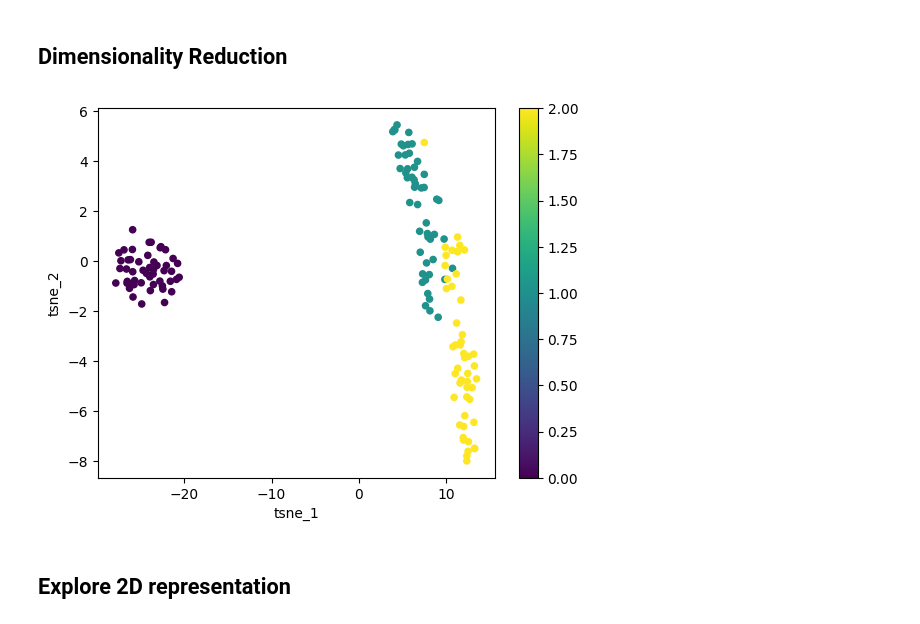
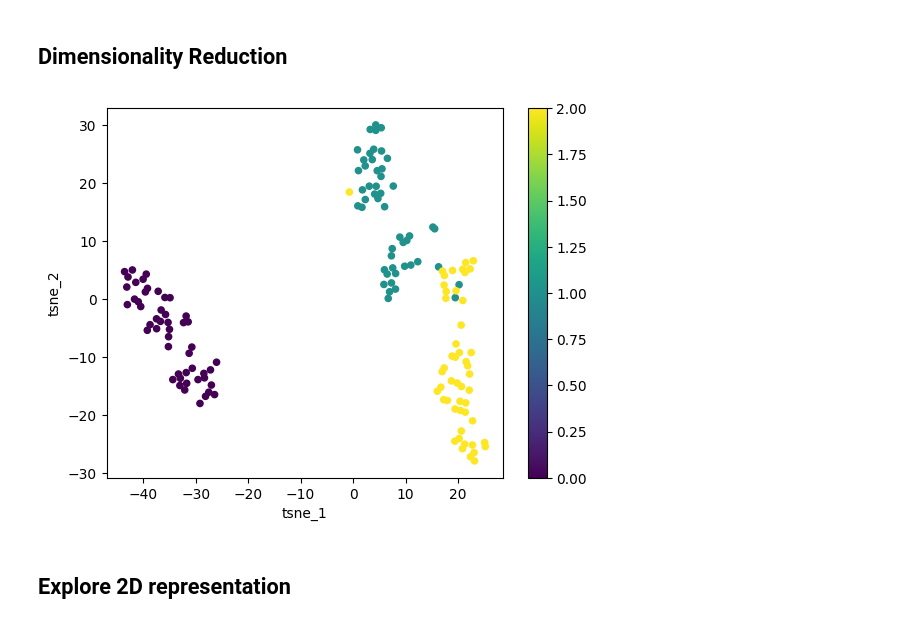
Before and after one commit to rluthi/clustering-demos, a Jupyter notebook: dim-reduction/dr-01_iris-dataset_exploring-tsne-proj.ipynb, the cells around one changed output. Saved outputs shown, nothing was run; the diff lists cells and outputs as text; code cells hidden in the pictures.

```diff
--- a/dim-reduction/dr-01_iris-dataset_exploring-tsne-proj.ipynb
+++ b/dim-reduction/dr-01_iris-dataset_exploring-tsne-proj.ipynb
@@ -41,14 +41,13 @@ full_dataset = pd.concat([input_data, targets], axis=1)
 ## Dimensionality Reduction
 # %%
 # Dimensionality Reduction with t-SNE
-tsne = TSNE(n_components=2)
+tsne = TSNE(n_components=2, perplexity=10)
 embeddings = tsne.fit_transform(input_data)
+_ = pd.DataFrame(embeddings, columns=["tsne_1", "tsne_2"]).plot.scatter(
+    x="tsne_1", y="tsne_2", c=targets.cat.codes, colormap="viridis"
+)
+# %% [output]
+[figure, added]
-# %%
-_ = pd.DataFrame(embeddings, columns=["tsne_1", "tsne_2"]).plot.scatter(
-    x="tsne_1", y="tsne_2", c=targets.cat.codes, colormap="viridis"
-)
-# %% [output]
-[figure, removed]
 # %% [markdown]
 ## Explore 2D representation
 # %%
```
Also changed, not shown: parts of 1 cell of this notebook, 1 other file.
